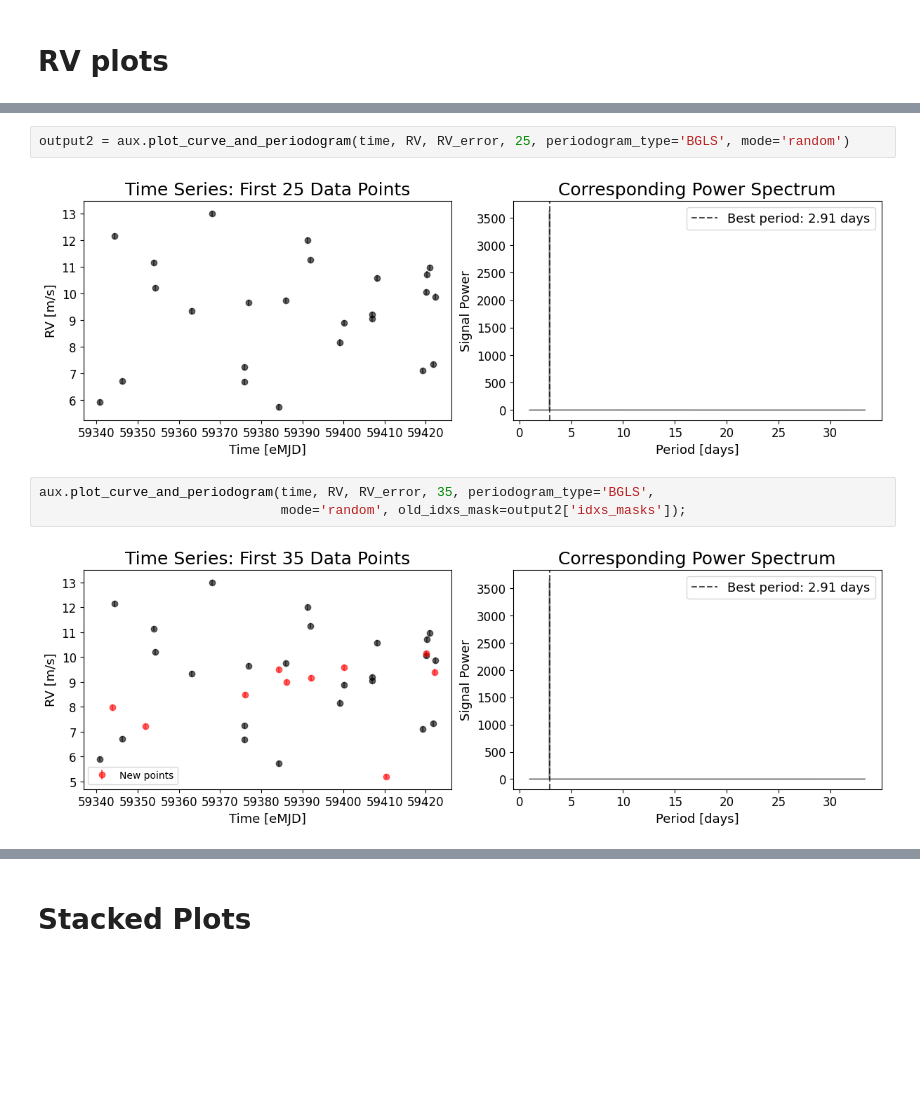
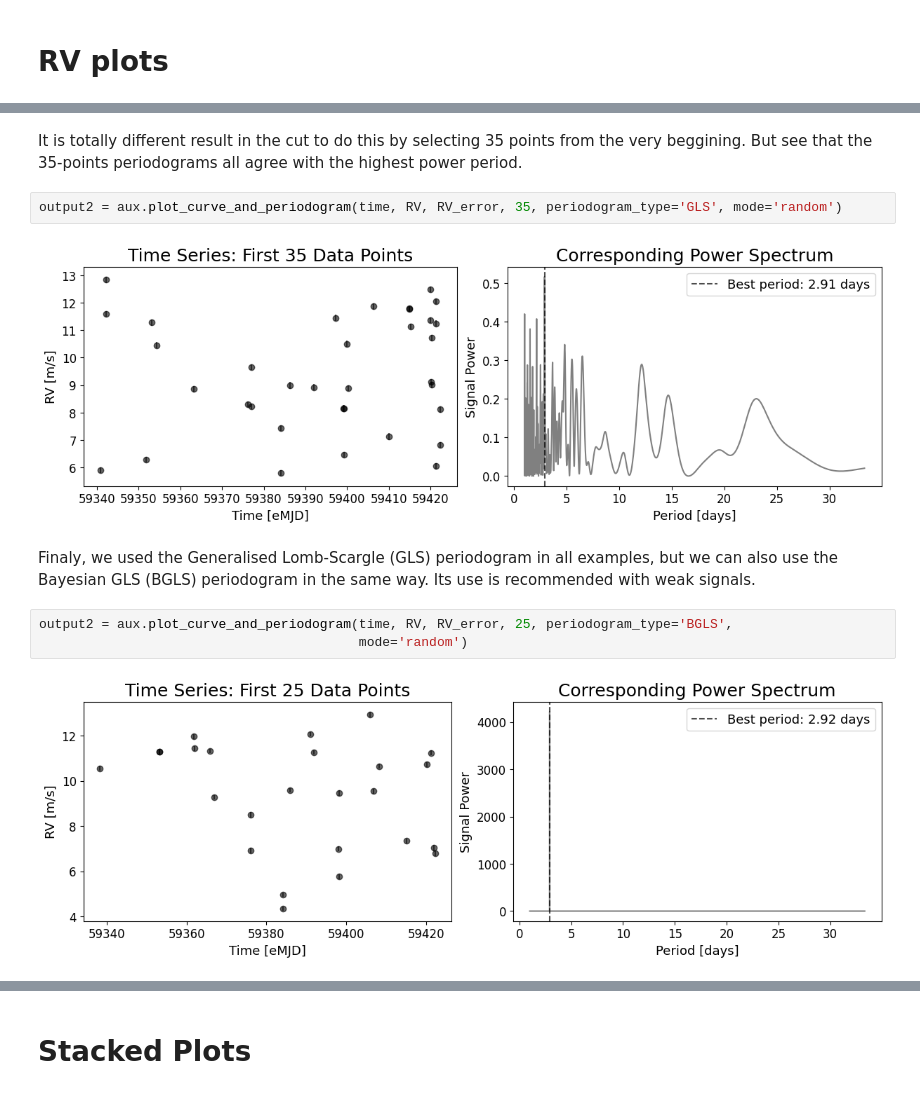
Before and after one commit to cleber-si/SBGLS-Implementation, a Jupyter notebook: Stacked_Periodogram.ipynb, the cells around one changed output, grey strips where cells are left out. Cells and saved outputs as stored; diff of their text form; blank space fills up the shorter version.

```diff
--- a/Stacked_Periodogram.ipynb
+++ b/Stacked_Periodogram.ipynb
@@ -48,9 +94,13 @@ aux.plot_curve_and_periodogram(time, RV, RV_error, 35, periodogram_type='GLS',
+# %% [markdown]
+It is totally different result in the cut to do this by selecting 35 points from the very beggining. But see that the 35-points periodograms all agree with the highest power period.
 # %%
-output2 = aux.plot_curve_and_periodogram(time, RV, RV_error, 25, periodogram_type='BGLS', mode='random')
+output2 = aux.plot_curve_and_periodogram(time, RV, RV_error, 35, periodogram_type='GLS', mode='random')
 # %% [output]
-[figure, old version]
+[figure, new version]
+# %% [markdown]
+Finaly, we used the Generalised Lomb-Scargle (GLS) periodogram in all examples, but we can also use the Bayesian GLS (BGLS) periodogram in the same way. Its use is recommended with weak signals.
 # %%
-aux.plot_curve_and_periodogram(time, RV, RV_error, 35, periodogram_type='BGLS',
-                               mode='random', old_idxs_mask=output2['idxs_masks']);
+output2 = aux.plot_curve_and_periodogram(time, RV, RV_error, 25, periodogram_type='BGLS',
+                                         mode='random')
 # %% [output]
-[figure, old version]
+[figure, new version]
```
Also changed, not shown: parts of 76 cells of this notebook.
